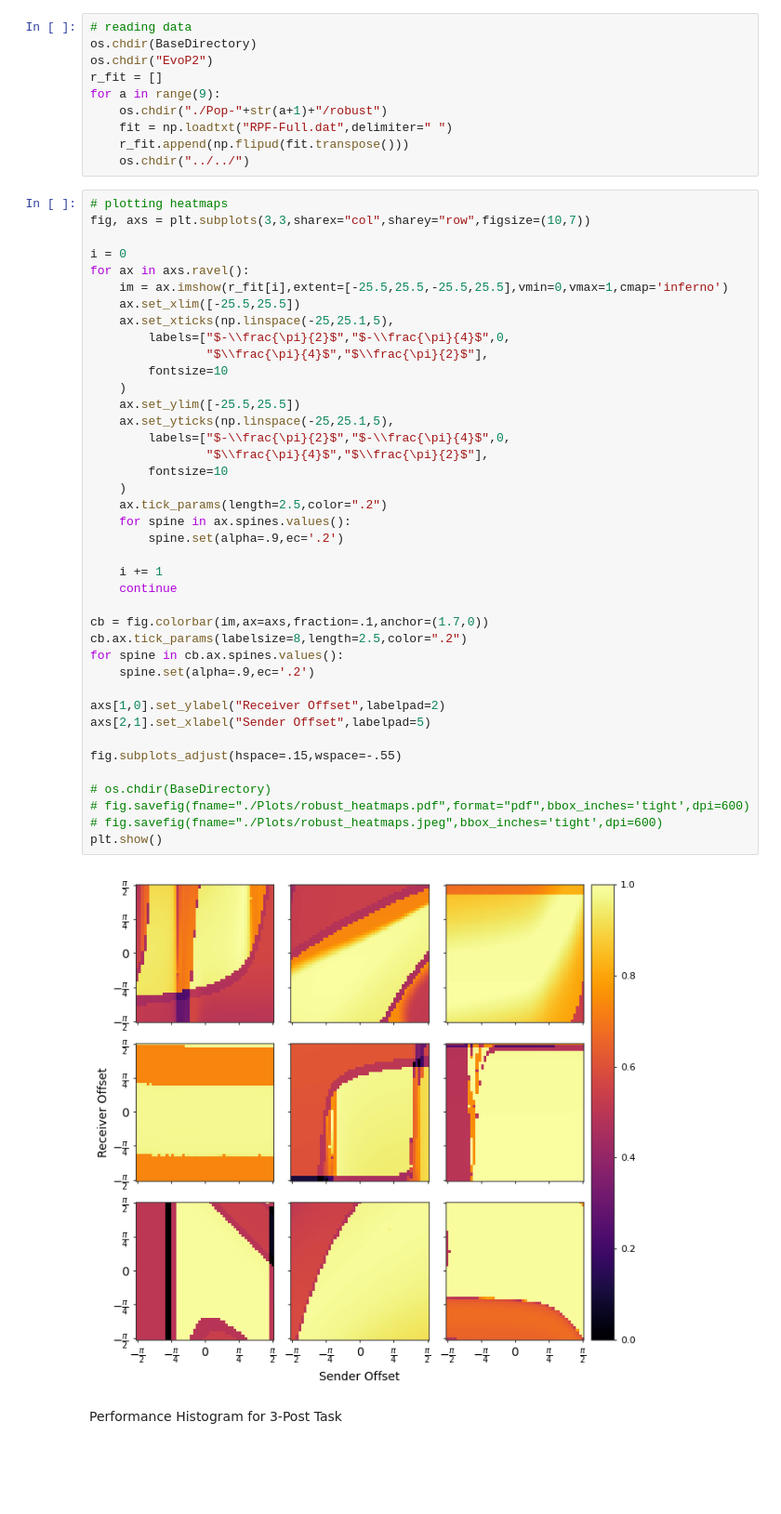
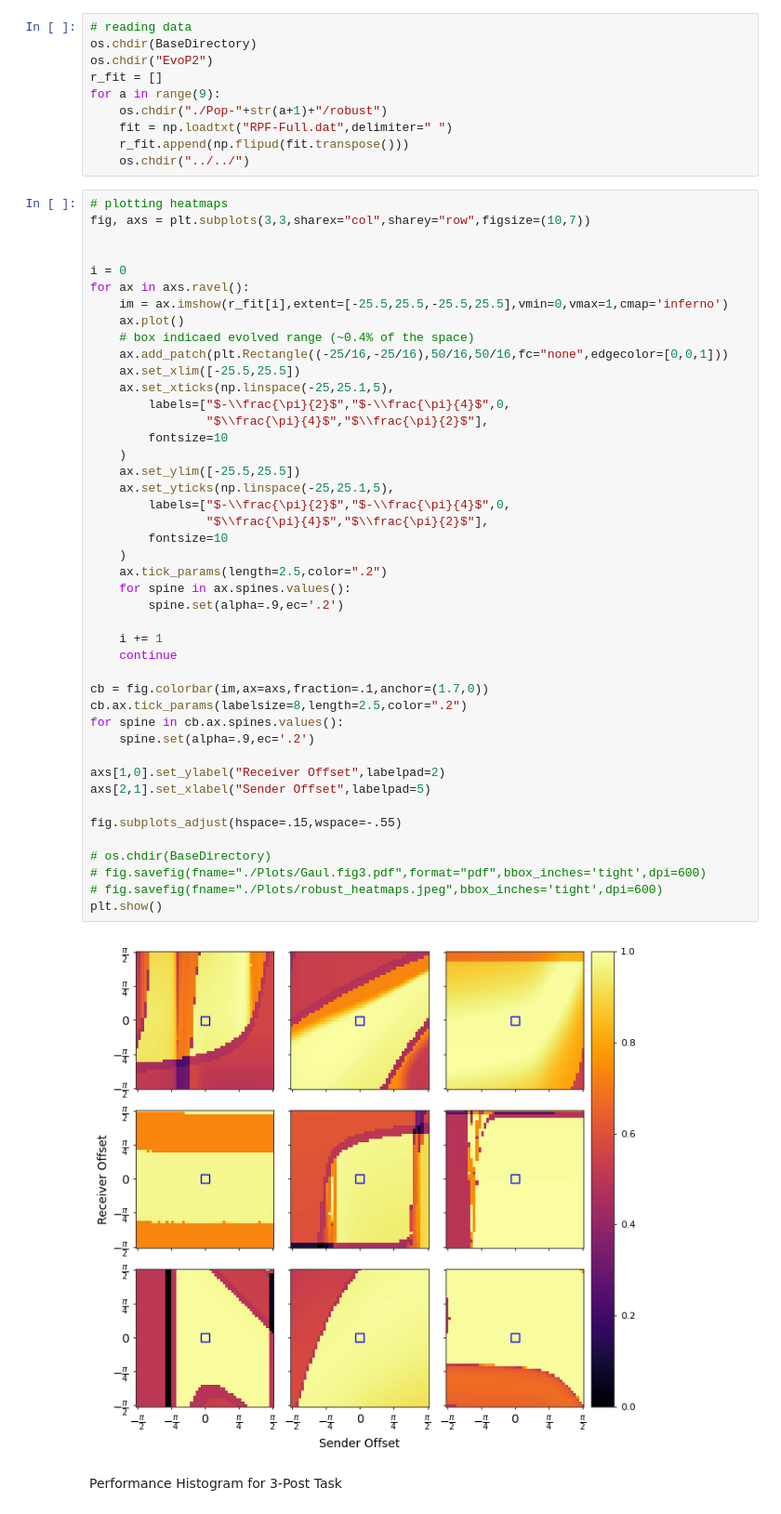
Before and after one commit to ThomasGaul/Cognitive-Distinctions-in-Referential-Communication, a Jupyter notebook: Behavioural-Analysis/Performance-Analysis.ipynb, the cells around one changed output. Shown at 93% size. Cells and saved outputs as stored; diff of their text form; blank space fills up the shorter version.

```diff
--- a/Behavioural-Analysis/Performance-Analysis.ipynb
+++ b/Behavioural-Analysis/Performance-Analysis.ipynb
@@ -176,44 +174,48 @@ for a in range(9):
 # plotting heatmaps
 fig, axs = plt.subplots(3,3,sharex="col",sharey="row",figsize=(10,7))
 
+
 i = 0
 for ax in axs.ravel():
     im = ax.imshow(r_fit[i],extent=[-25.5,25.5,-25.5,25.5],vmin=0,vmax=1,cmap='inferno')
+    ax.plot()
+    # box indicaed evolved range (~0.4% of the space)
+    ax.add_patch(plt.Rectangle((-25/16,-25/16),50/16,50/16,fc="none",edgecolor=[0,0,1]))
     ax.set_xlim([-25.5,25.5])
     ax.set_xticks(np.linspace(-25,25.1,5),
         labels=["$-\\frac{\pi}{2}$","$-\\frac{\pi}{4}$",0,
                 "$\\frac{\pi}{4}$","$\\frac{\pi}{2}$"],
         fontsize=10
     )
     ax.set_ylim([-25.5,25.5])
     ax.set_yticks(np.linspace(-25,25.1,5),
         labels=["$-\\frac{\pi}{2}$","$-\\frac{\pi}{4}$",0,
                 "$\\frac{\pi}{4}$","$\\frac{\pi}{2}$"],
         fontsize=10
     )
     ax.tick_params(length=2.5,color=".2")
     for spine in ax.spines.values():
         spine.set(alpha=.9,ec='.2')
 
     i += 1
     continue
 
 cb = fig.colorbar(im,ax=axs,fraction=.1,anchor=(1.7,0))
 cb.ax.tick_params(labelsize=8,length=2.5,color=".2")
 for spine in cb.ax.spines.values():
     spine.set(alpha=.9,ec='.2')
 
 axs[1,0].set_ylabel("Receiver Offset",labelpad=2)
 axs[2,1].set_xlabel("Sender Offset",labelpad=5)
 
 fig.subplots_adjust(hspace=.15,wspace=-.55)
 
 # os.chdir(BaseDirectory)
-# fig.savefig(fname="./Plots/robust_heatmaps.pdf",format="pdf",bbox_inches='tight',dpi=600)
+# fig.savefig(fname="./Plots/Gaul.fig3.pdf",format="pdf",bbox_inches='tight',dpi=600)
 # fig.savefig(fname="./Plots/robust_heatmaps.jpeg",bbox_inches='tight',dpi=600)
 plt.show()
 # %% [output]
-[figure, old version]
+[figure, new version]
 # %% [markdown]
 Performance Histogram for 3-Post Task
 # %%
```
Also changed, not shown: parts of 1 cell of this notebook, 1 other file.
